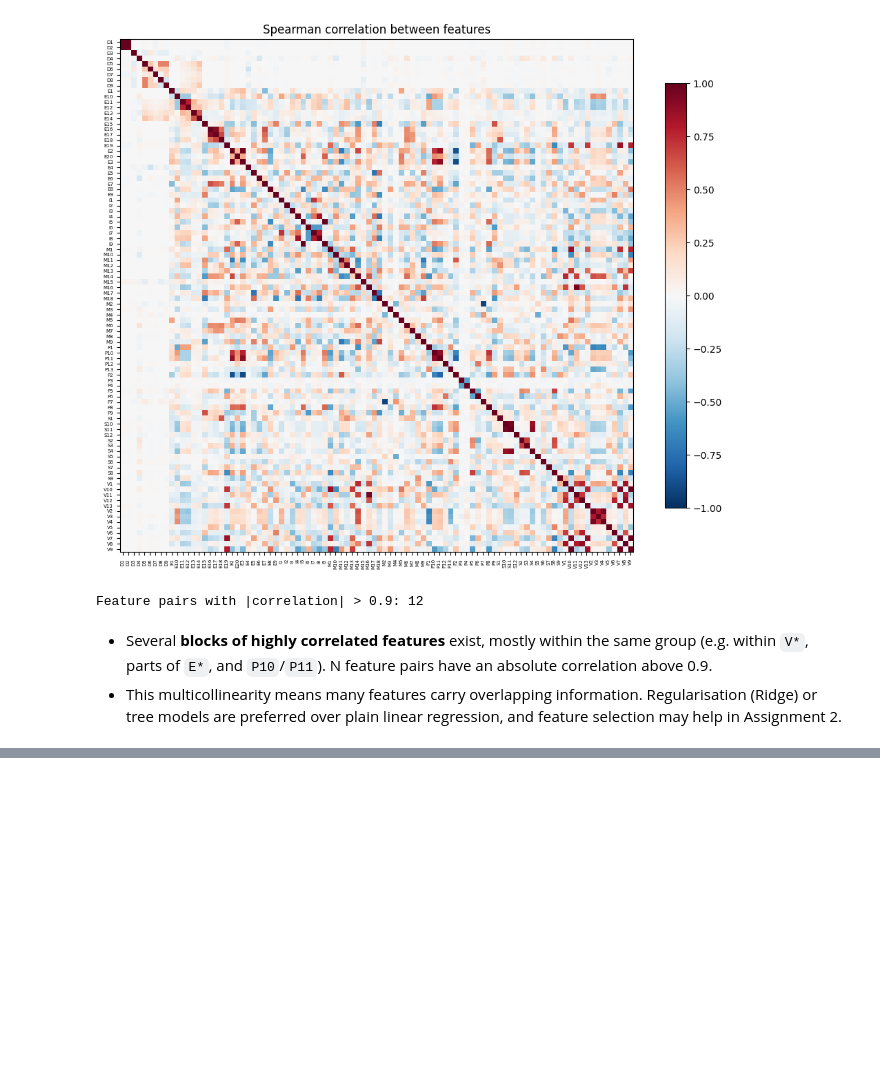
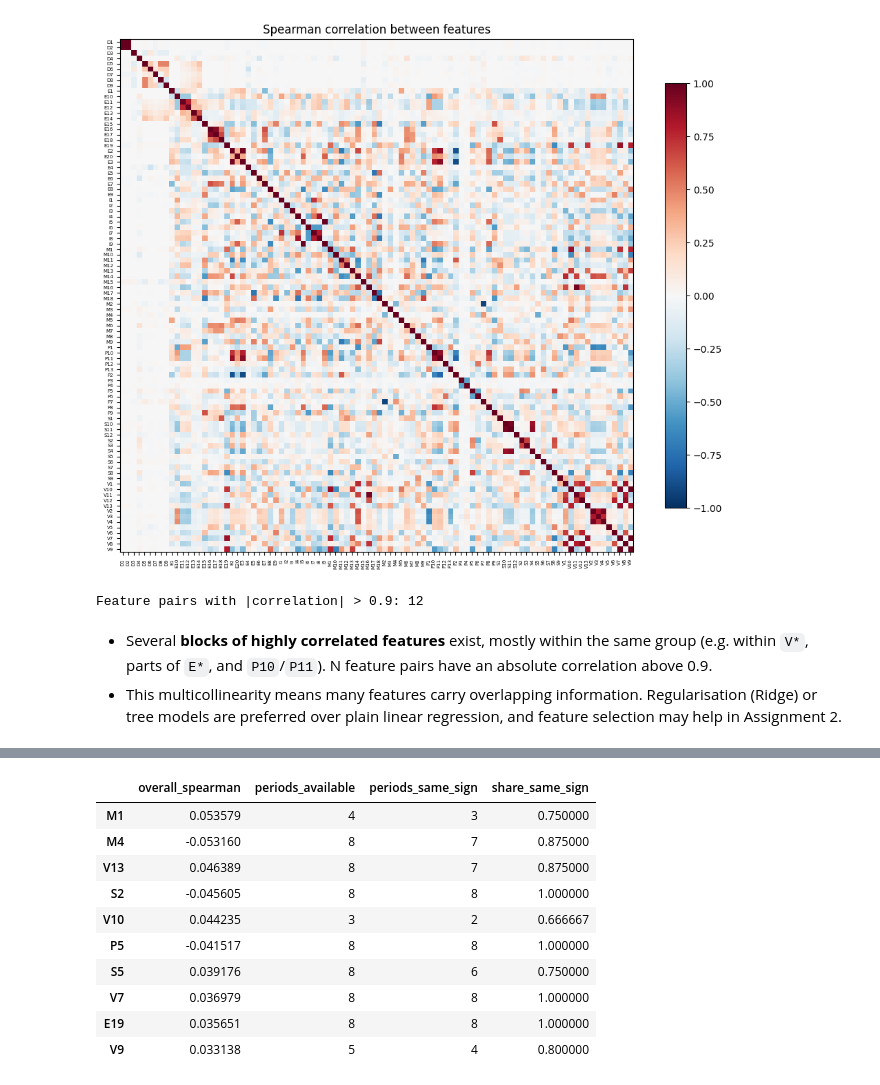
Before and after one commit to ceng313-2026/GROUP59_CENG313, a Jupyter notebook: assignment1_eda_baseline.ipynb, the cells around one changed output, grey strips where cells are left out. Drawn from its saved outputs; the diff is of its cells as text; code cells hidden in the pictures; blank space fills up the shorter version.

```diff
--- a/assignment1_eda_baseline.ipynb
+++ b/assignment1_eda_baseline.ipynb
@@ -345,0 +383,23 @@ Feature pairs with |correlation| > 0.9: 12
+# %%
+overall = corr.loc[top10, "spearman"]
+n_available = block_corr.notna().sum(axis=1)
+same_sign = np.sign(block_corr).eq(np.sign(overall), axis=0).sum(axis=1)
+
+pd.DataFrame({
+    "overall_spearman": overall,
+    "periods_available": n_available,
+    "periods_same_sign": same_sign,
+    "share_same_sign": same_sign / n_available,
+})
+# %% [output]
+|  | overall_spearman | periods_available | periods_same_sign | share_same_sign |
+| M1 | 0.053579 | 4 | 3 | 0.750000 |
+| M4 | -0.053160 | 8 | 7 | 0.875000 |
+| V13 | 0.046389 | 8 | 7 | 0.875000 |
+| S2 | -0.045605 | 8 | 8 | 1.000000 |
+| V10 | 0.044235 | 3 | 2 | 0.666667 |
+| P5 | -0.041517 | 8 | 8 | 1.000000 |
+| S5 | 0.039176 | 8 | 6 | 0.750000 |
+| V7 | 0.036979 | 8 | 8 | 1.000000 |
+| E19 | 0.035651 | 8 | 8 | 1.000000 |
+| V9 | 0.033138 | 5 | 4 | 0.800000 |
```
Also changed, not shown: parts of 7 cells of this notebook.
